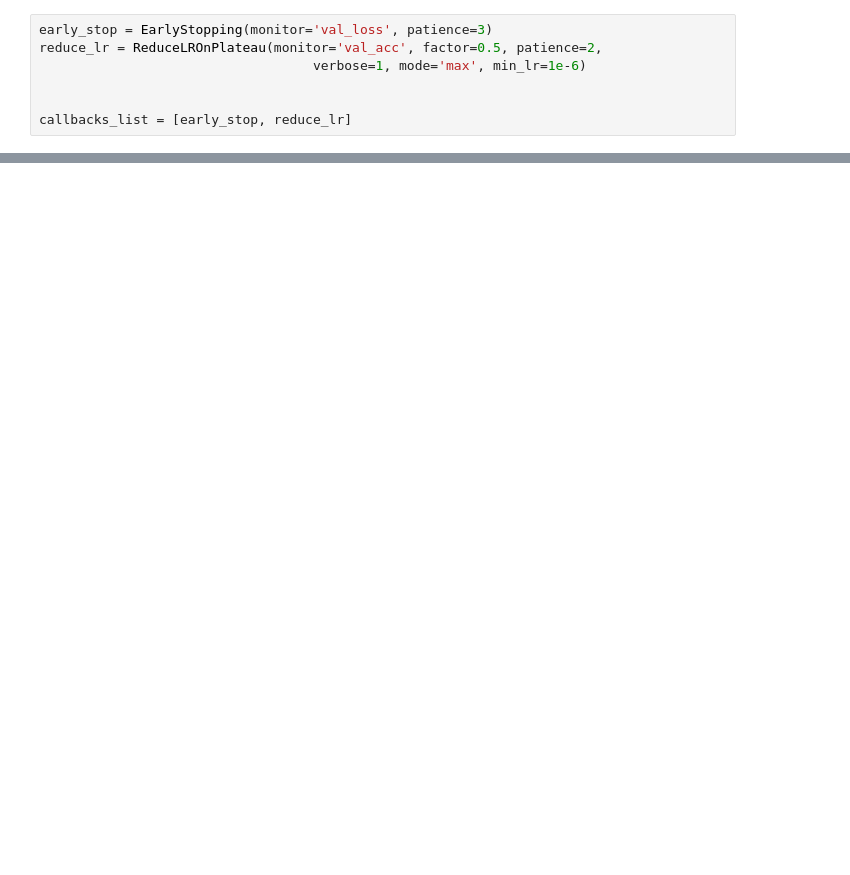
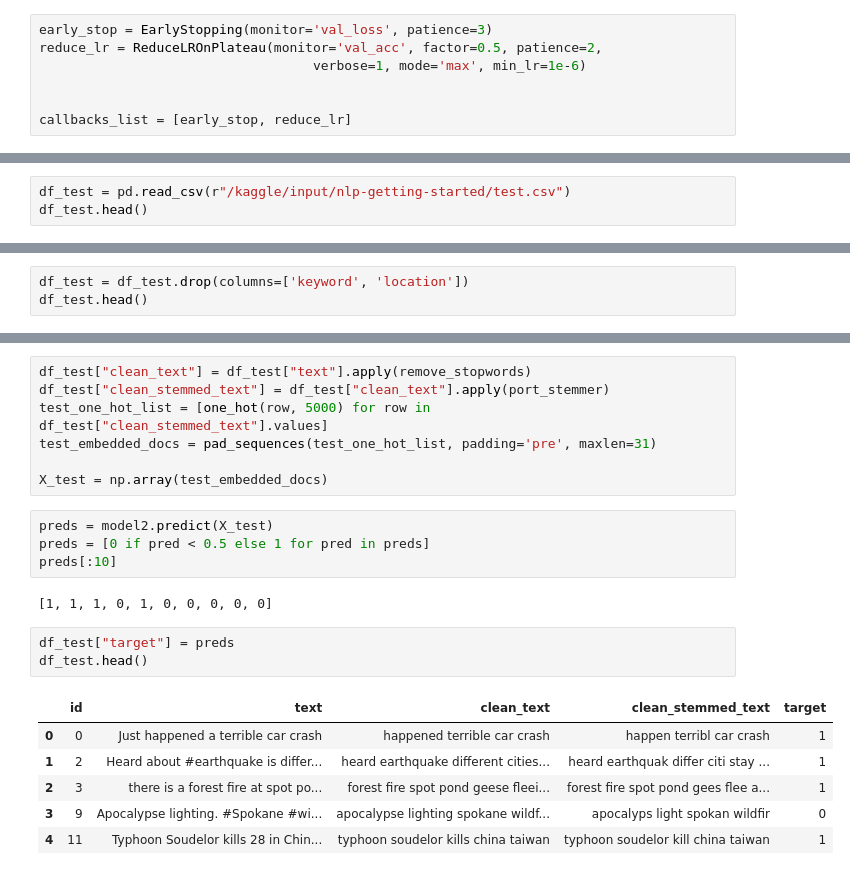
Before and after one commit to karansangha/dtsa5510-week4-nlp, a Jupyter notebook: project.ipynb, the cells around one changed output, grey strips where cells are left out. Drawn from its saved outputs; the diff is of its cells as text; blank space fills up the shorter version.

```diff
--- a/project.ipynb
+++ b/project.ipynb
@@ -511,0 +512,3 @@ plt.show();
+# %%
+df_test = pd.read_csv(r"/kaggle/input/nlp-getting-started/test.csv")
+df_test.head()
@@ -511,0 +525,3 @@ plt.show();
+# %%
+df_test = df_test.drop(columns=['keyword', 'location'])
+df_test.head()
@@ -511,0 +535,23 @@ plt.show();
+# %%
+df_test["clean_text"] = df_test["text"].apply(remove_stopwords)
+df_test["clean_stemmed_text"] = df_test["clean_text"].apply(port_stemmer)
+test_one_hot_list = [one_hot(row, 5000) for row in df_test["clean_stemmed_text"].values]
+test_embedded_docs = pad_sequences(test_one_hot_list, padding='pre', maxlen=31)
+
+X_test = np.array(test_embedded_docs)
+# %%
+preds = model2.predict(X_test)
+preds = [0 if pred < 0.5 else 1 for pred in preds]
+preds[:10]
+# %% [output]
+[1, 1, 1, 0, 1, 0, 0, 0, 0, 0]
+# %%
+df_test["target"] = preds
+df_test.head()
+# %% [output]
+|  | id | text | clean_text | clean_stemmed_text | target |
+| 0 | 0 | Just happened a terrible car crash | happened terrible car crash | happen terribl car crash | 1 |
+| 1 | 2 | Heard about #earthquake is differ... | heard earthquake different cities... | heard earthquak differ citi stay ... | 1 |
+| 2 | 3 | there is a forest fire at spot po... | forest fire spot pond geese fleei... | forest fire spot pond gees flee a... | 1 |
+| 3 | 9 | Apocalypse lighting. #Spokane #wi... | apocalypse lighting spokane wildf... | apocalyps light spokan wildfir | 0 |
+| 4 | 11 | Typhoon Soudelor kills 28 in Chin... | typhoon soudelor kills china taiwan | typhoon soudelor kill china taiwan | 1 |
```
Also changed, not shown: parts of 26 cells of this notebook.
